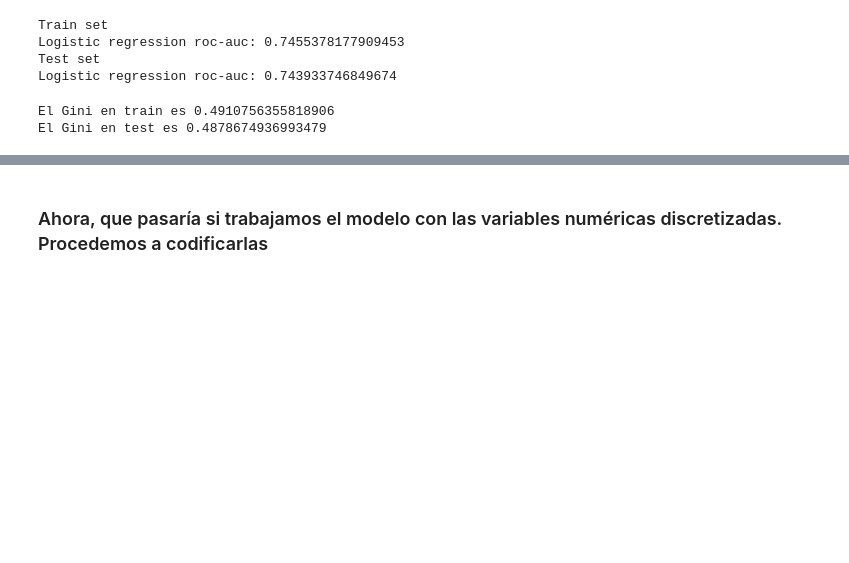
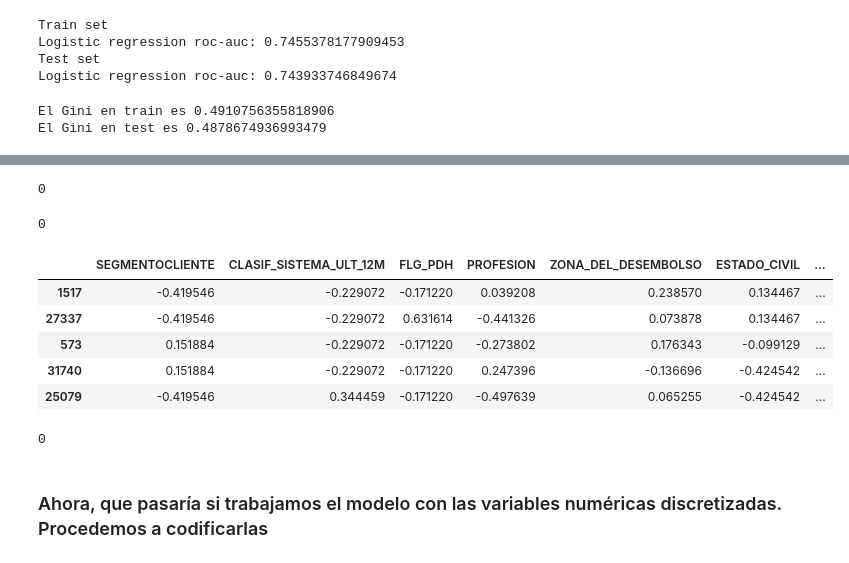
Before and after one commit to jpantojaj/CreditScoring, a Jupyter notebook: Sesión_6_17_Desarrollo_Modelo.ipynb, the cells around one changed output, grey strips where cells are left out. Drawn from its saved outputs; the diff is of its cells as text; code cells hidden in the pictures; blank space fills up the shorter version.

```diff
--- a/Sesión_6_17_Desarrollo_Modelo.ipynb
+++ b/Sesión_6_17_Desarrollo_Modelo.ipynb
@@ -1829,0 +1907,10 @@ El Gini en test es 0.4878674936993479
+# %%
+corr_features_1 = correlation(X_train_woe_enc, 0.8)
+len(set(corr_features_1))
+# %% [output]
+0
+# %%
+corr_features_2 = correlation(X_train_t2[num_cols_2], 0.8)
+len(set(corr_features_2))
+# %% [output]
+0
@@ -1829,0 +1922,15 @@ El Gini en test es 0.4878674936993479
+# %%
+X_train_t3=pd.concat([X_train_woe_enc, X_train_t2[num_cols_2]], axis=1)
+X_train_t3.head()
+# %% [output]
+|  | SEGMENTOCLIENTE | CLASIF_SISTEMA_ULT_12M | FLG_PDH | PROFESION | ZONA_DEL_DESEMBOLSO | ESTADO_CIVIL | ... |
+| 1517 | -0.419546 | -0.229072 | -0.171220 | 0.039208 | 0.238570 | 0.134467 | ... |
+| 27337 | -0.419546 | -0.229072 | 0.631614 | -0.441326 | 0.073878 | 0.134467 | ... |
+| 573 | 0.151884 | -0.229072 | -0.171220 | -0.273802 | 0.176343 | -0.099129 | ... |
+| 31740 | 0.151884 | -0.229072 | -0.171220 | 0.247396 | -0.136696 | -0.424542 | ... |
+| 25079 | -0.419546 | 0.344459 | -0.171220 | -0.497639 | 0.065255 | -0.424542 | ... |
+# %%
+corr_features_3 = correlation(X_train_t3, 0.8)
+len(set(corr_features_3))
+# %% [output]
+0
```
Also changed, not shown: parts of 38 cells of this notebook.
